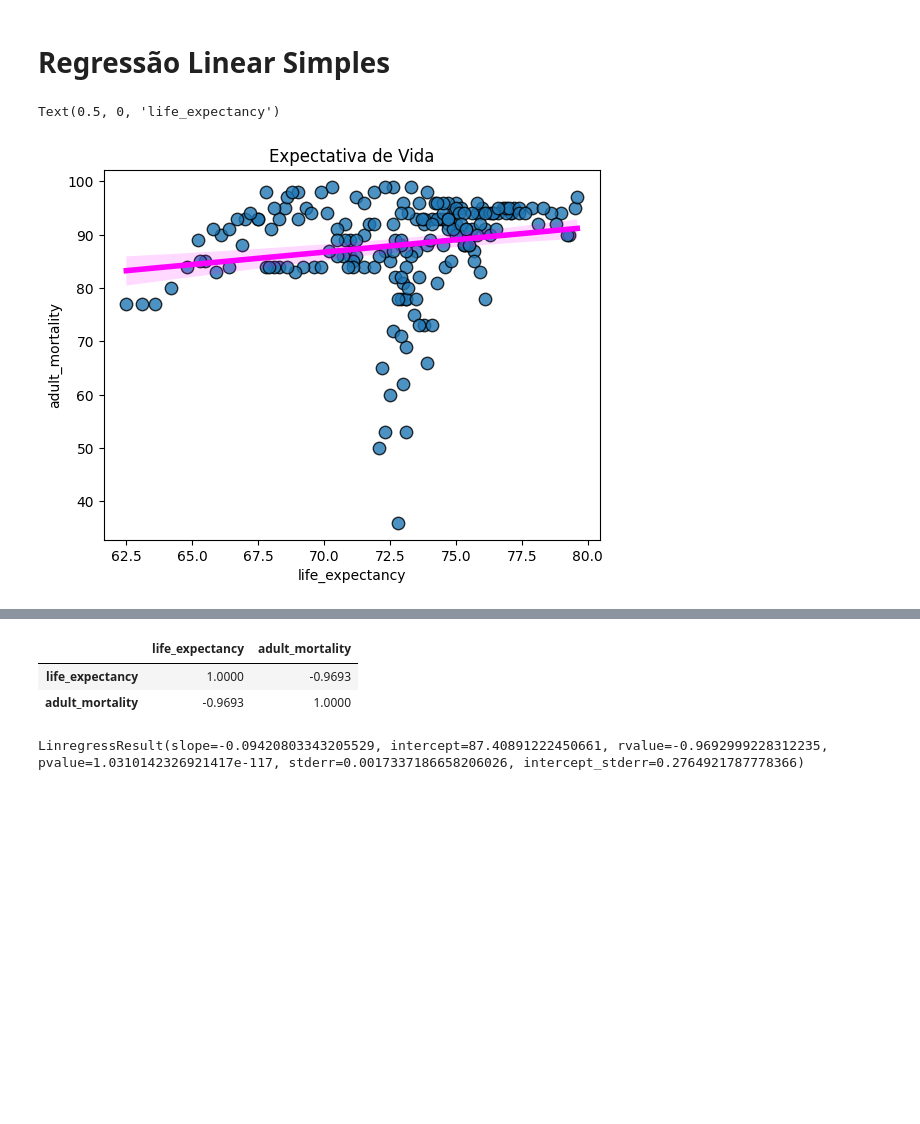
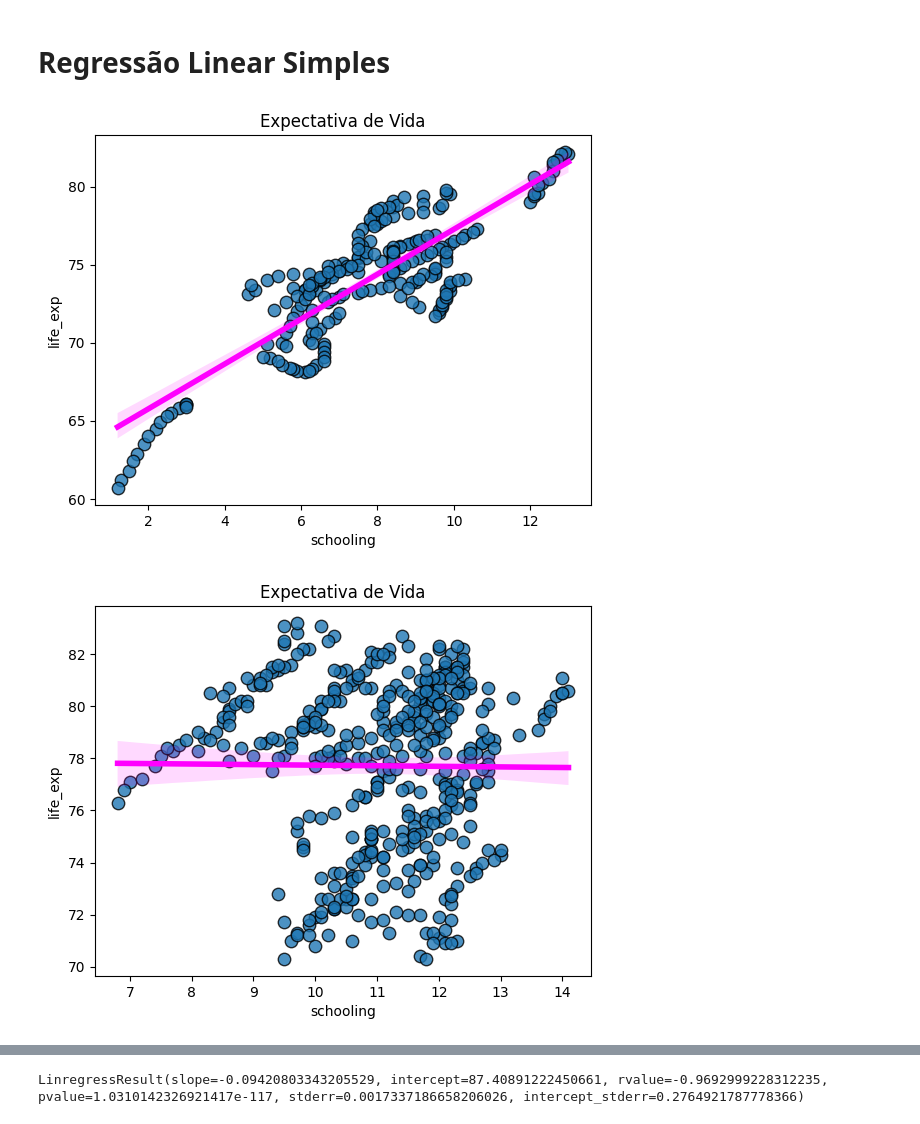
Before and after one commit to carolinabrandao/ICDProjetoFinal, a Jupyter notebook: EDA.ipynb, the cells around one changed output, grey strips where cells are left out. Drawn from its saved outputs; the diff is of its cells as text; code cells hidden in the pictures; blank space fills up the shorter version.

```diff
--- a/EDA.ipynb
+++ b/EDA.ipynb
@@ -570,12 +570,17 @@ plt.plot(iraq)
 # %%
 sth_amr = dataset[dataset['region'] == 'South America']
 
-sns.regplot(x='life_expectancy', y='adult_mortality', data=sth_amr, n_boot=10000,
-            line_kws={'color':'magenta', 'lw':4},
-            scatter_kws={'edgecolor':'k', 's':80, 'alpha':0.8})
-plt.title('Expectativa de Vida')
-plt.ylabel("adult_mortality")
-plt.xlabel("life_expectancy")
+regions = dataset['region'].unique()
+
+for region in regions:
+    region_data = dataset[dataset['region'] == region]
+    sns.regplot(x='schooling', y='life_expectancy', data=region_data, n_boot=10000,
+                line_kws={'color':'magenta', 'lw':4},
+                scatter_kws={'edgecolor':'k', 's':80, 'alpha':0.8})
+    plt.title('Expectativa de Vida')
+    plt.ylabel("life_exp")
+    plt.xlabel("schooling")
+    plt.show()
 # %% [output]
-Text(0.5, 0, 'life_expectancy')
-[figure, old version]
+[figure, new version]
+[figure, added]
@@ -582,12 +594,3 @@ Text(0.5, 0, 'life_expectancy')
-# %%
-# correlacao de pearson
-sth_amr = dataset[dataset['region'] == 'South America']
-sth_amr = sth_amr[['life_expectancy', 'adult_mortality']]
-sth_amr.corr(method='pearson')
-# %% [output]
-|  | life_expectancy | adult_mortality |
-| life_expectancy | 1.0000 | -0.9693 |
-| adult_mortality | -0.9693 | 1.0000 |
 # %%
 model = ss.linregress(sth_amr['adult_mortality'], sth_amr['life_expectancy'])
 # beta = slope
```
Also changed, not shown: parts of 10 cells of this notebook.
